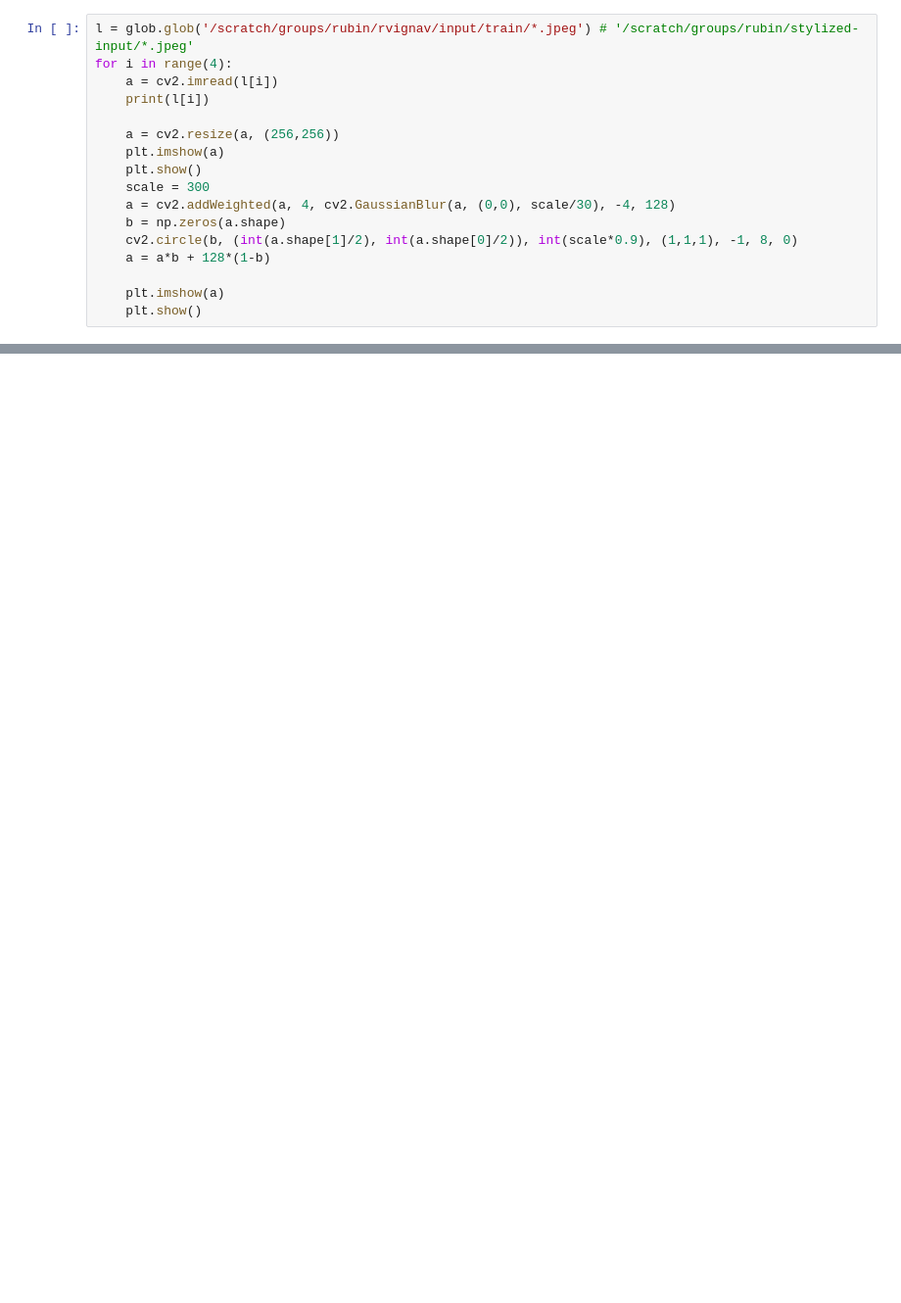
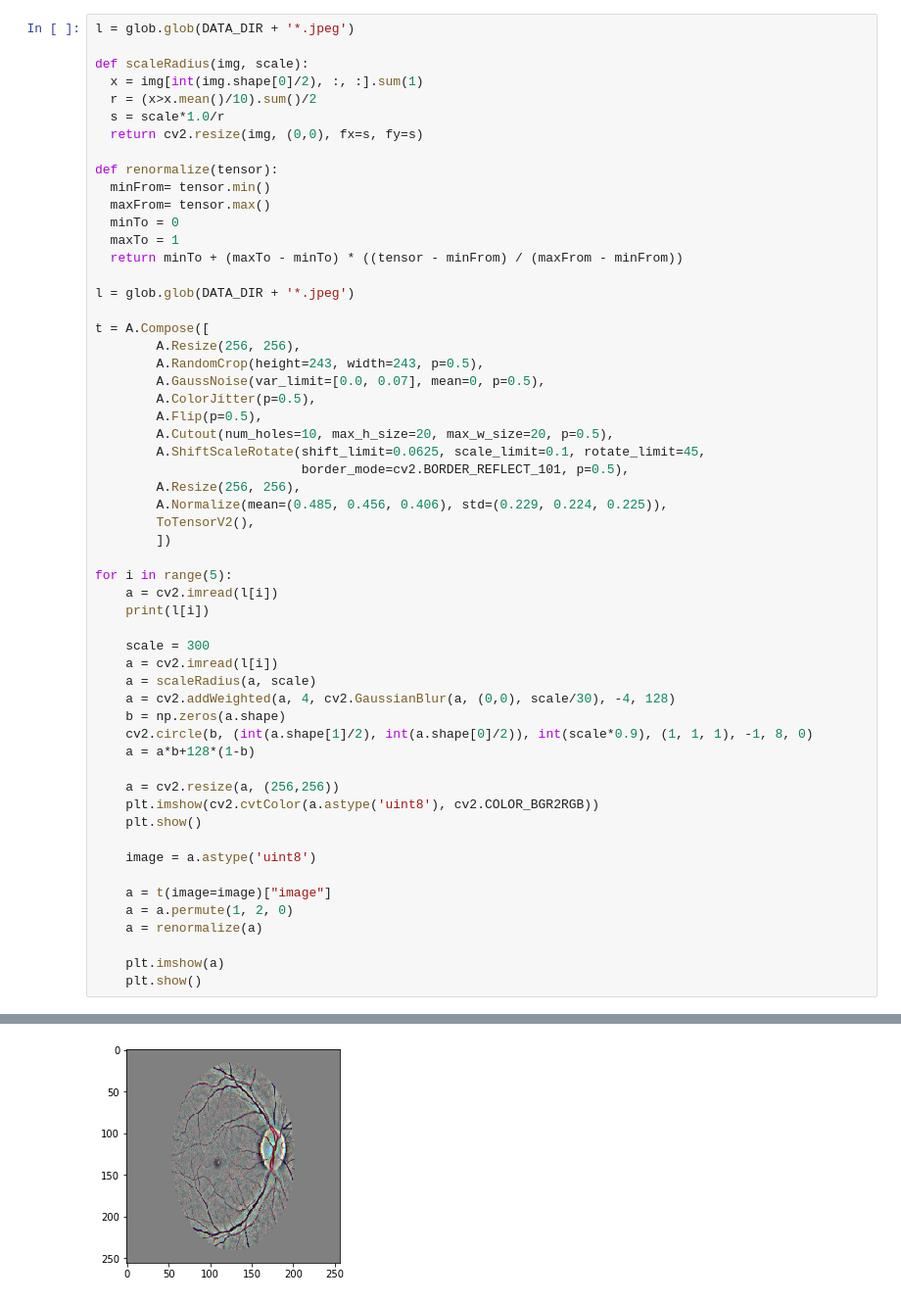
Before and after one commit to rvignav/style-transfer-for-fundus-images, a Jupyter notebook: dr_detect.ipynb, the cells around one changed output, grey strips where cells are left out. Shown at 98% size. Drawn from its saved outputs; the diff is of its cells as text; blank space fills up the shorter version.

```diff
--- a/dr_detect.ipynb
+++ b/dr_detect.ipynb
@@ -20,20 +28,60 @@ from PIL import Image
 import glob
 from torchsummary import summary
 from collections import OrderedDict
-# %%
-l = glob.glob('/scratch/groups/rubin/rvignav/input/train/*.jpeg') # '/scratch/groups/rubin/stylized-input/*.jpeg'
-for i in range(4):
-    a = cv2.imread(l[i])
-    print(l[i])
-
-    a = cv2.resize(a, (256,256))
-    plt.imshow(a)
-    plt.show()
-    scale = 300
-    a = cv2.addWeighted(a, 4, cv2.GaussianBlur(a, (0,0), scale/30), -4, 128)
-    b = np.zeros(a.shape)
-    cv2.circle(b, (int(a.shape[1]/2), int(a.shape[0]/2)), int(scale*0.9), (1,1,1), -1, 8, 0)
-    a = a*b + 128*(1-b)
-
-    plt.imshow(a)
-    plt.show()
+# %%
+l = glob.glob(DATA_DIR + '*.jpeg')
+
+def scaleRadius(img, scale):
+  x = img[int(img.shape[0]/2), :, :].sum(1)
+  r = (x>x.mean()/10).sum()/2
+  s = scale*1.0/r
+  return cv2.resize(img, (0,0), fx=s, fy=s)
+
+def renormalize(tensor):
+  minFrom= tensor.min()
+  maxFrom= tensor.max()
+  minTo = 0
+  maxTo = 1
+  return minTo + (maxTo - minTo) * ((tensor - minFrom) / (maxFrom - minFrom))
+
+l = glob.glob(DATA_DIR + '*.jpeg')
+
+t = A.Compose([
+        A.Resize(256, 256),
+        A.RandomCrop(height=243, width=243, p=0.5),
+        A.GaussNoise(var_limit=[0.0, 0.07], mean=0, p=0.5),
+        A.ColorJitter(p=0.5),
+        A.Flip(p=0.5),
+        A.Cutout(num_holes=10, max_h_size=20, max_w_size=20, p=0.5),
+        A.ShiftScaleRotate(shift_limit=0.0625, scale_limit=0.1, rotate_limit=45,
+                           border_mode=cv2.BORDER_REFLECT_101, p=0.5),
+        A.Resize(256, 256),
+        A.Normalize(mean=(0.485, 0.456, 0.406), std=(0.229, 0.224, 0.225)),
+        ToTensorV2(),
+        ])
+
+for i in range(5):
+    a = cv2.imread(l[i])
+    print(l[i])
+
+    scale = 300
+    a = cv2.imread(l[i])
+    a = scaleRadius(a, scale)
+    a = cv2.addWeighted(a, 4, cv2.GaussianBlur(a, (0,0), scale/30), -4, 128)
+    b = np.zeros(a.shape)
+    cv2.circle(b, (int(a.shape[1]/2), int(a.shape[0]/2)), int(scale*0.9), (1, 1, 1), -1, 8, 0)
+    a = a*b+128*(1-b)
+
+    a = cv2.resize(a, (256,256))
+    plt.imshow(cv2.cvtColor(a.astype('uint8'), cv2.COLOR_BGR2RGB))
+    plt.show()
+
+    image = a.astype('uint8')
+
+    a = t(image=image)["image"]
+    a = a.permute(1, 2, 0)
+    a = renormalize(a)
+
+    plt.imshow(a)
+    plt.show()
+# %% [output]
@@ -39,0 +89 @@ for i in range(4):
+[figure, added]
```
Also changed, not shown: parts of 13 cells of this notebook.
